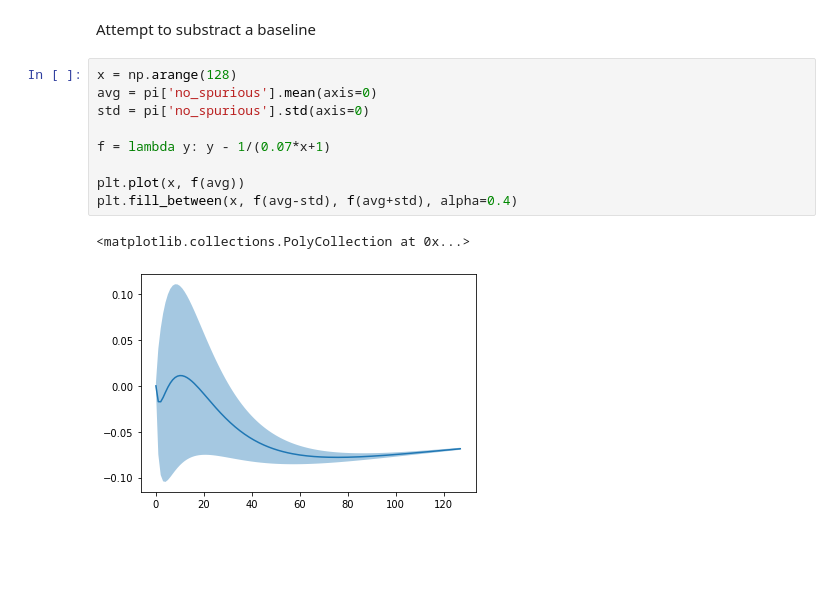
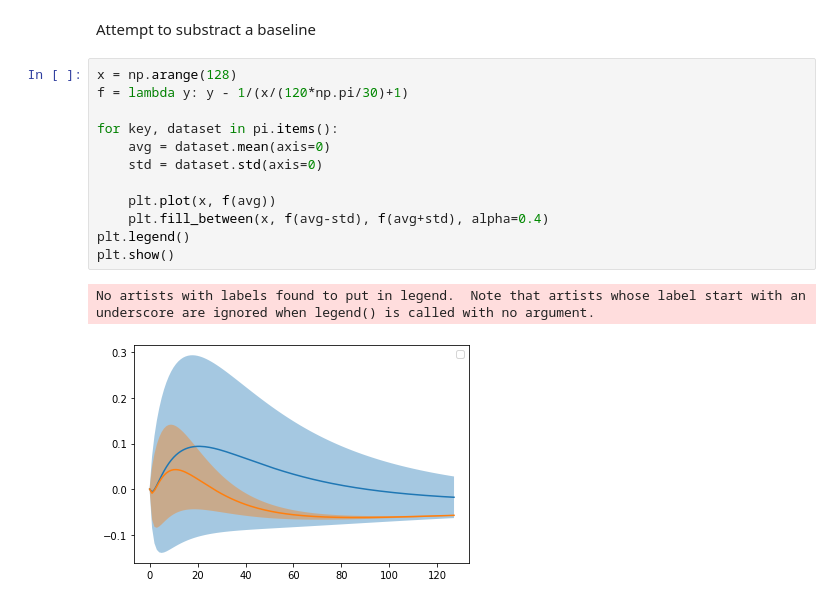
Before and after one commit to simonverret/deep_continuation, a Jupyter notebook: deep_continuation/dataset_statistics.ipynb, the cells around one changed output. Drawn from its saved outputs; the diff is of its cells as text; blank space fills up the shorter version.

```diff
--- a/deep_continuation/dataset_statistics.ipynb
+++ b/deep_continuation/dataset_statistics.ipynb
@@ -49,13 +49,16 @@ plt.show()
 Attempt to substract a baseline
 # %%
 x = np.arange(128)
-avg = pi['no_spurious'].mean(axis=0)
-std = pi['no_spurious'].std(axis=0)
+f = lambda y: y - 1/(x/(120*np.pi/30)+1)
 
-f = lambda y: y - 1/(0.07*x+1)
+for key, dataset in pi.items():
+    avg = dataset.mean(axis=0)
+    std = dataset.std(axis=0)
 
-plt.plot(x, f(avg))
-plt.fill_between(x, f(avg-std), f(avg+std), alpha=0.4)
+    plt.plot(x, f(avg))
+    plt.fill_between(x, f(avg-std), f(avg+std), alpha=0.4)
+plt.legend()
+plt.show()
 # %% [output]
-<matplotlib.collections.PolyCollection at 0x...>
+No artists with labels found to put in legend.  Note that artists whose label start with an underscore are ignored when legend() is called with no argument.
-[figure, old version]
+[figure, new version]
```
